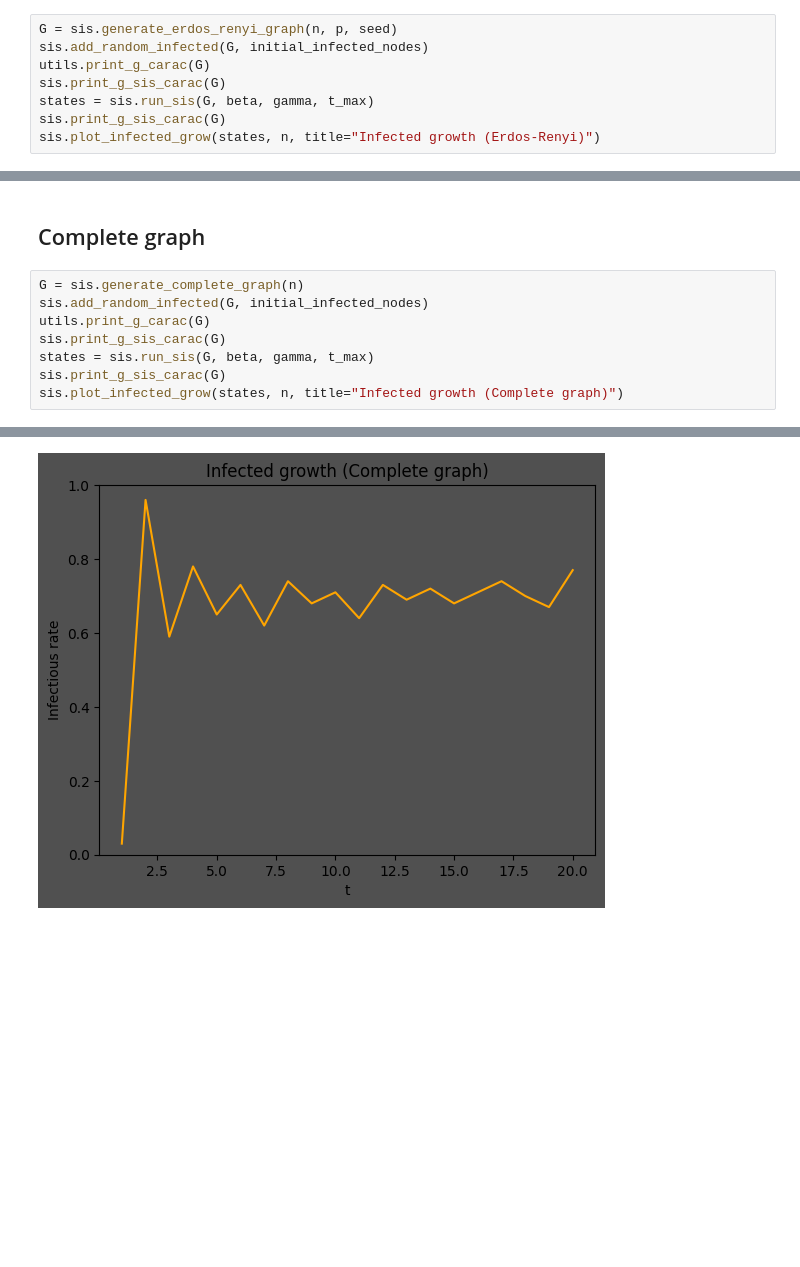
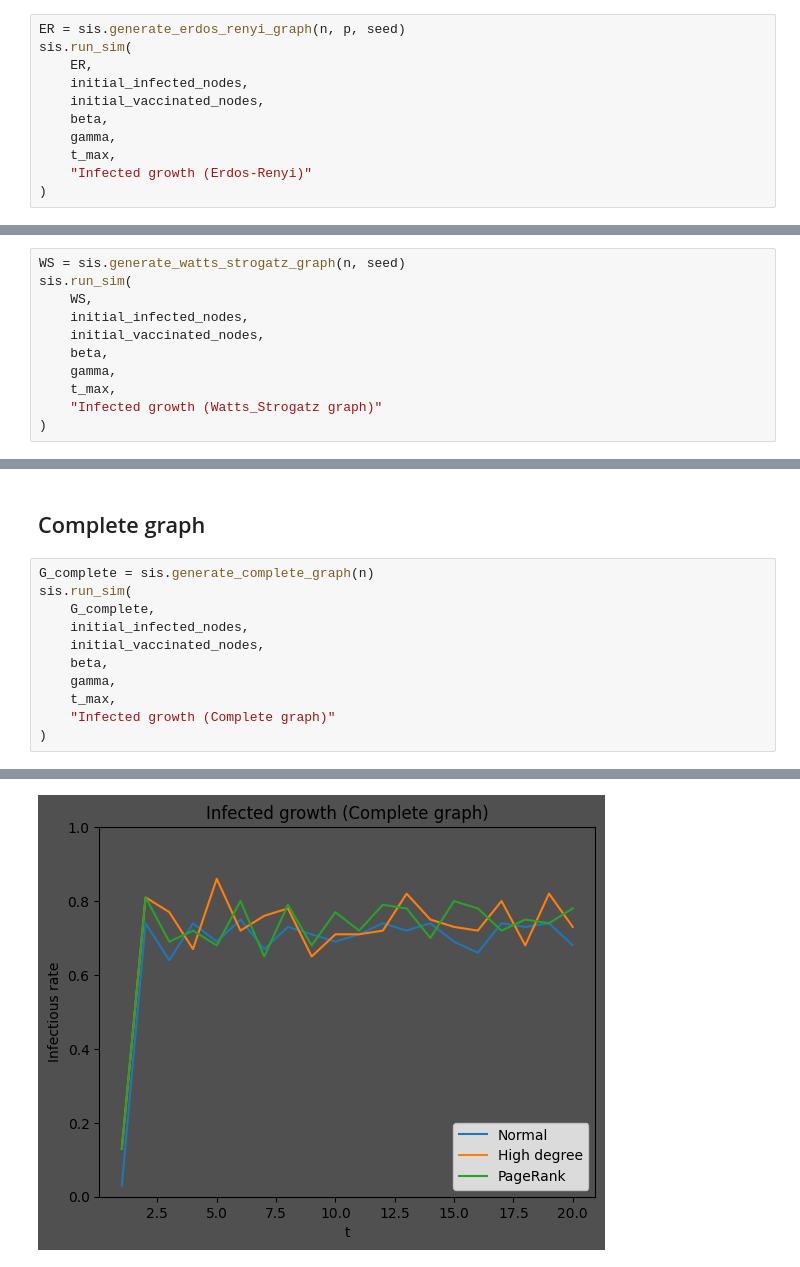
Before and after one commit to Herbin-Clement/immun-strat, a Jupyter notebook: main.ipynb, the cells around one changed output, grey strips where cells are left out. Saved outputs shown, nothing was run; the diff lists cells and outputs as text; blank space fills up the shorter version.

```diff
--- a/main.ipynb
+++ b/main.ipynb
@@ -40,11 +47,14 @@ G has 26 suceptibles nodes and 74 infected nodes
 # %%
 p = 0.05
 # %%
-G = sis.generate_erdos_renyi_graph(n, p, seed)
-sis.add_random_infected(G, initial_infected_nodes)
-utils.print_g_carac(G)
-sis.print_g_sis_carac(G)
-states = sis.run_sis(G, beta, gamma, t_max)
-sis.print_g_sis_carac(G)
-sis.plot_infected_grow(states, n, title="Infected growth (Erdos-Renyi)")
+ER = sis.generate_erdos_renyi_graph(n, p, seed)
+sis.run_sim(
+    ER,
+    initial_infected_nodes,
+    initial_vaccinated_nodes,
+    beta,
+    gamma,
+    t_max,
+    "Infected growth (Erdos-Renyi)"
+)
 # %% [output]
@@ -54,0 +68,11 @@ G has 34 suceptibles nodes and 66 infected nodes
+# %%
+WS = sis.generate_watts_strogatz_graph(n, seed)
+sis.run_sim(
+    WS,
+    initial_infected_nodes,
+    initial_vaccinated_nodes,
+    beta,
+    gamma,
+    t_max,
+    "Infected growth (Watts_Strogatz graph)"
+)
@@ -55,11 +85,14 @@ G has 34 suceptibles nodes and 66 infected nodes
 # %% [markdown]
 ## Complete graph
 # %%
-G = sis.generate_complete_graph(n)
-sis.add_random_infected(G, initial_infected_nodes)
-utils.print_g_carac(G)
-sis.print_g_sis_carac(G)
-states = sis.run_sis(G, beta, gamma, t_max)
-sis.print_g_sis_carac(G)
-sis.plot_infected_grow(states, n, title="Infected growth (Complete graph)")
+G_complete = sis.generate_complete_graph(n)
+sis.run_sim(
+    G_complete,
+    initial_infected_nodes,
+    initial_vaccinated_nodes,
+    beta,
+    gamma,
+    t_max,
+    "Infected growth (Complete graph)"
+)
 # %% [output]
@@ -69 +103 @@ G has 34 suceptibles nodes and 66 infected nodes
-[figure, old version]
+[figure, new version]
```
Also changed, not shown: parts of 8 cells of this notebook, 3 other files.
